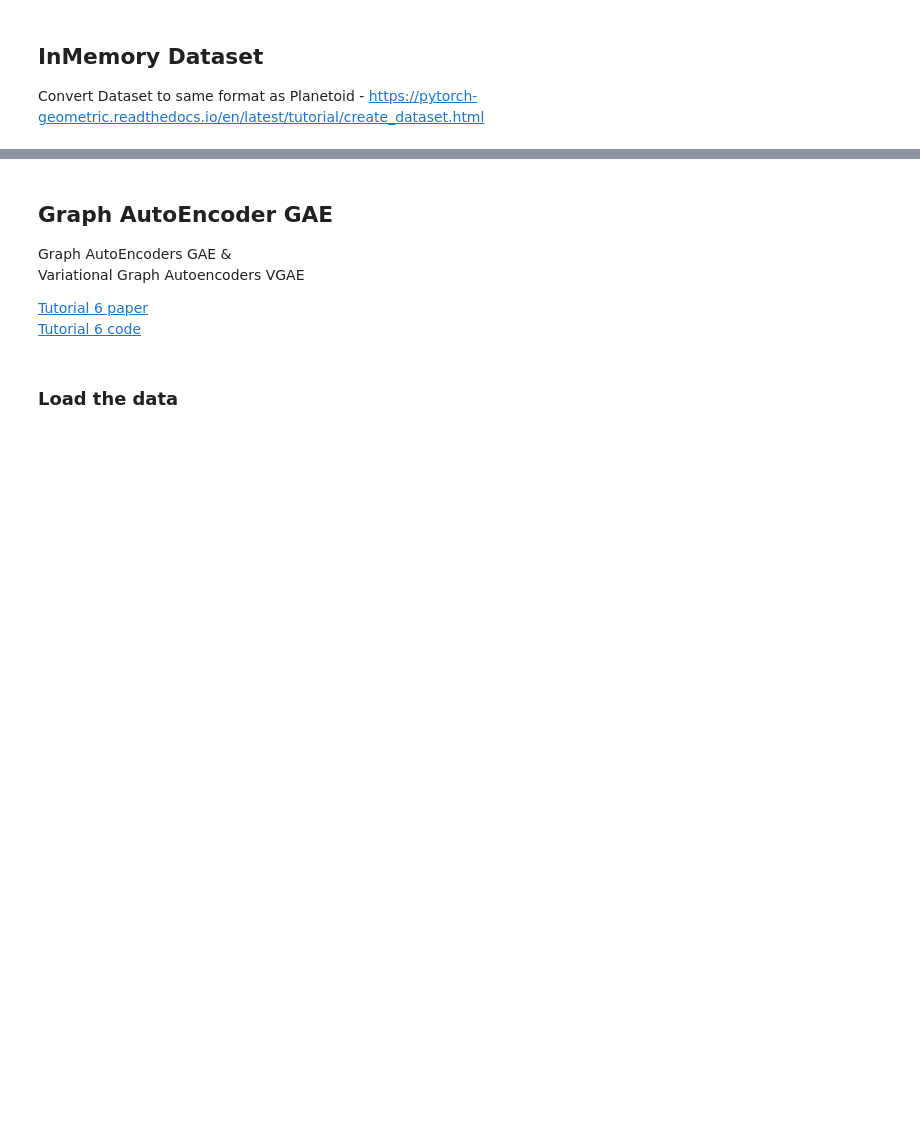
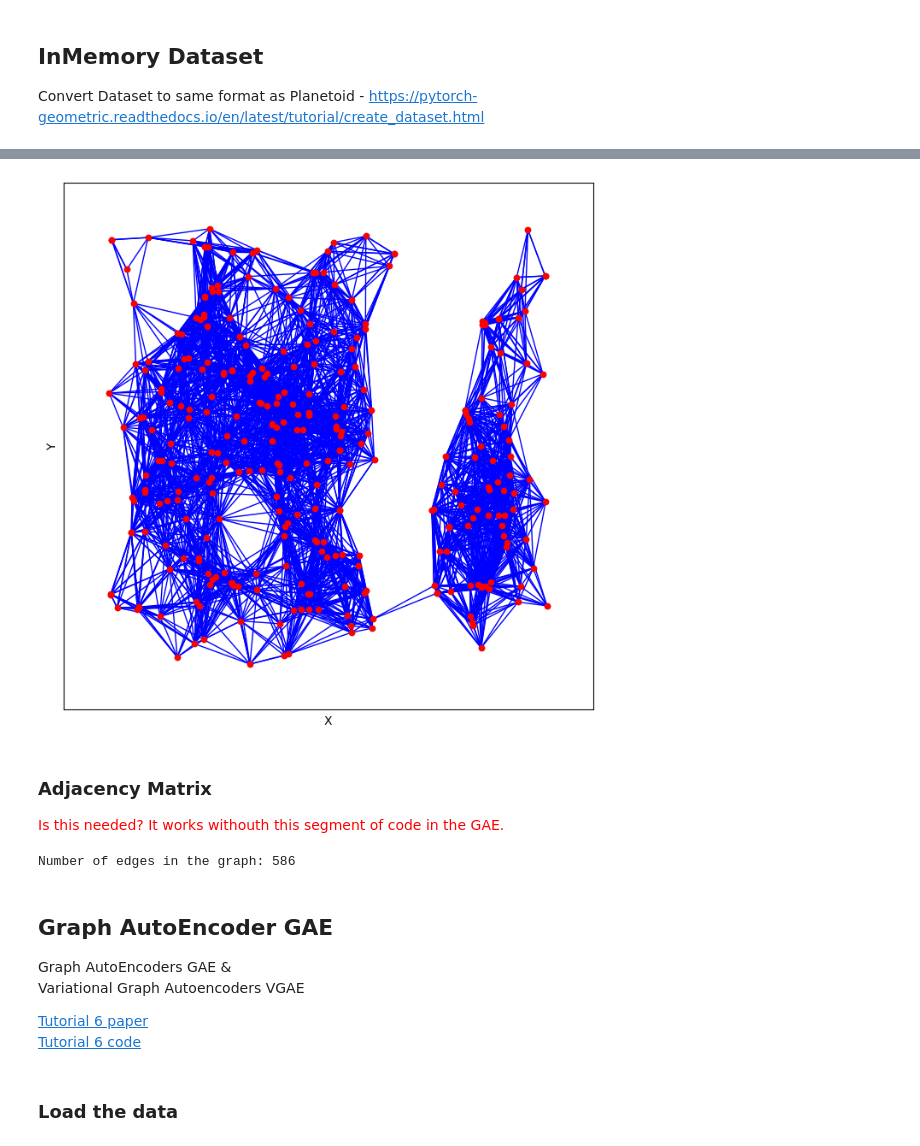
Before and after one commit to jegraham/Phase-1-Basic-GNN, a Jupyter notebook: Graham,_Jessica_GAE_Clustering_Phase_1_KMeans.ipynb, the cells around one changed output, grey strips where cells are left out. Saved outputs shown, nothing was run; the diff lists cells and outputs as text; code cells hidden in the pictures; blank space fills up the shorter version.

```diff
--- a/Graham,_Jessica_GAE_Clustering_Phase_1_KMeans.ipynb
+++ b/Graham,_Jessica_GAE_Clustering_Phase_1_KMeans.ipynb
@@ -93,3 +109,31 @@ df = df.reset_index(drop=True)
+# %%
+# Define the root directory where the dataset will be stored
+root = './'
+
+# Define the Number of Clusters
+num_clusters = 5
+n = 10 # n_init refers to the number of times the clustering algorithm will run different initializations
+clusters = []
+
+max_dist = 500
+
+# Transform Parameters
+transform_set = True
+value_num = 0.1
+test_num = 0.2
+
+# Optimizer Parameters (learning rate)
+learn_rate = 0.01
+
+# Epochs or the number of generation/iterations of the training dataset
+epochs = 100
+
+# Setting up Colours for the test visualizations
+colours_simp = ['b', 'g', 'r', 'c', 'm', 'y', 'k']
+colors_full = ["black" if c <= -1 else "b" if c == 0 else "g" if c == 1 else "r" if c == 2 else "c" if c == 3 else "m" if c == 4 else "y" if c == 5 else "k" for c in clusters]
+
+# Start Session Time
+start_time = datetime.datetime.now()
 # %% [markdown]
 ## InMemory Dataset
 
@@ -206,3 +256,49 @@ start_time = datetime.datetime.now()
+# %%
+# Plotting Graph (Version 1)
+X = df[['X', 'Y']].values
+
+# create a layout for the graph nodes
+pos = dict(zip(range(len(df)), X))
+
+# draw the graph
+fig, ax = plt.subplots(figsize=(8, 8))
+ax.scatter(df['X'], df['Y'], s=20, color='grey')
+nx.draw_networkx_nodes(G, pos, node_color='r', node_size=20, ax=ax)
+nx.draw_networkx_edges(G, pos, edge_color='b', ax=ax)
+ax.set_xlabel('X')
+ax.set_ylabel('Y')
+plt.show()
+# %% [output]
+[figure, added]
+# %% [markdown]
+### Adjacency Matrix
+
+<font color=#FF0000>
+Is this needed? It works withouth this segment of code in the GAE.
+# %%
+dist_matrix = cdist(df[['X', 'Y']], df[['X', 'Y']])
+
+# create an adjacency matrix where each node is connected to its three nearest neighbors
+adj_matrix = np.zeros((len(df), len(df)))
+for i in range(len(df)):
+    sorted_indices = np.argsort(dist_matrix[i])[1:4]  # exclude self from nearest neighbors
+    adj_matrix[i, sorted_indices] = 1
+    adj_matrix[sorted_indices, i] = 1
+
+# count the number of edges in the graph
+num_edges = np.count_nonzero(adj_matrix) // 2  # divide by 2 since each edge is counted twice
+print("Number of edges in the graph:", num_edges)
+adj_matrix
+
+
+
+edges = []
+for i in range(adj_matrix.shape[0]):
+    for j in range(i+1, adj_matrix.shape[1]):
+        if adj_matrix[i][j] != 0:
+            edges.append((i, j))
+# %% [output]
+Number of edges in the graph: 586
 # %% [markdown]
 ## Graph AutoEncoder GAE
 
```
Also changed, not shown: parts of 17 cells of this notebook.
